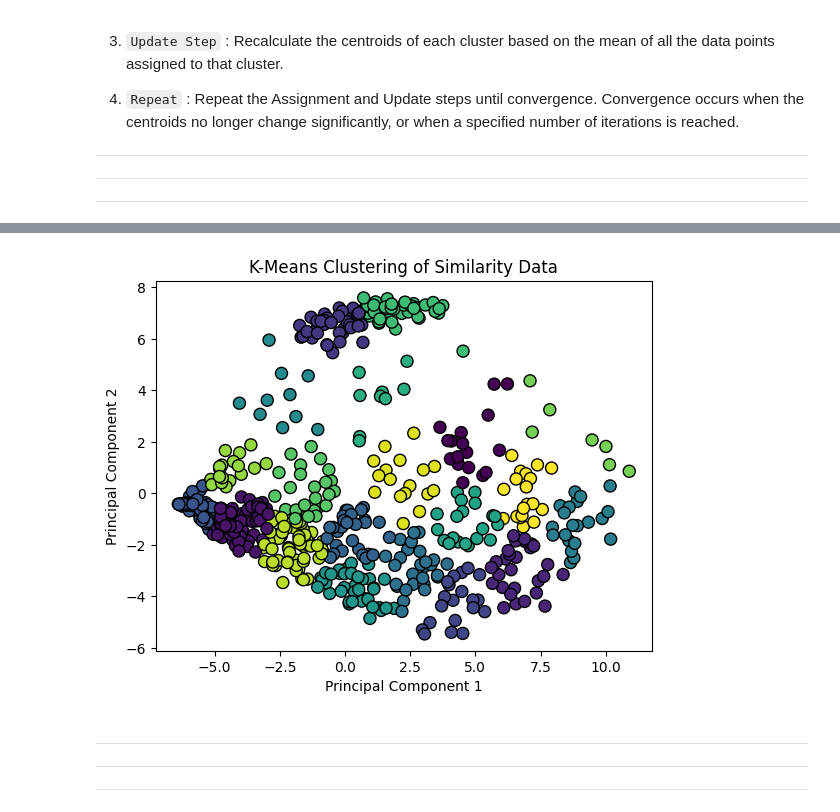
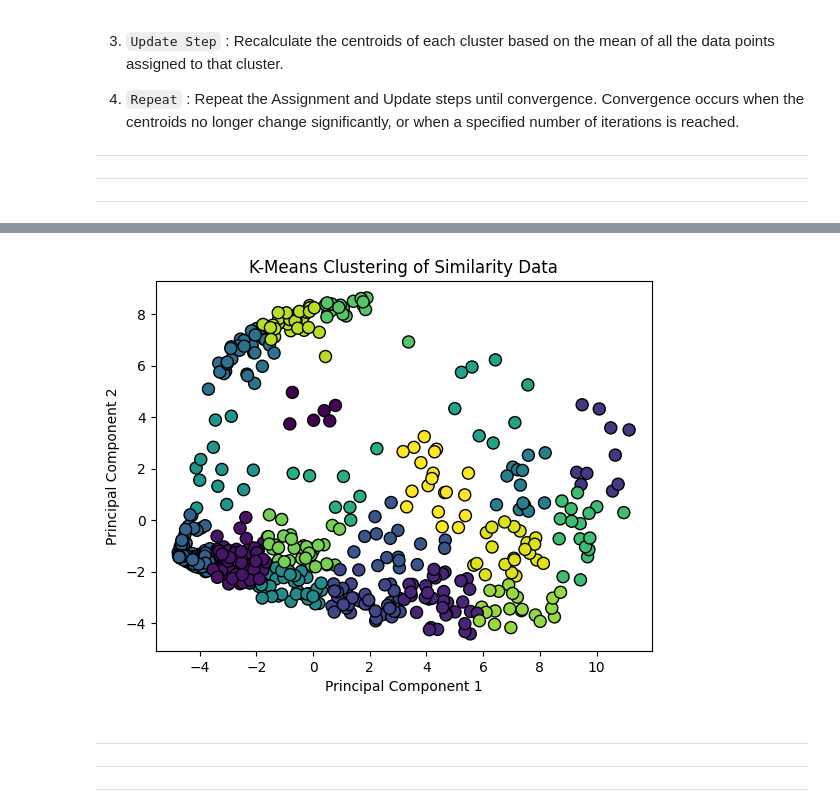
Before and after one commit to mohammed21kamall/Graduation-Project, a Jupyter notebook: Model AI/Collabirative Filtering/K_Means Clusering & KNN.ipynb, the cells around one changed output, grey strips where cells are left out. Cells and saved outputs as stored; diff of their text form; code cells hidden in the pictures.

```diff
--- a/Model AI/Collabirative Filtering/K_Means Clusering & KNN.ipynb
+++ b/Model AI/Collabirative Filtering/K_Means Clusering & KNN.ipynb
@@ -52,3 +53,6 @@ transformed_similarity.head()
 | 4 | 0.516196 | 0.000000 | 0.000000 | 1.000000 | 0.315915 | 0.255649 | 0.260805 | 0.116419 | 0.000039 | 0.033166 | ... | ... |
 | 5 | 0.265839 | 0.000179 | 0.000020 | 0.315915 | 1.000000 | 1.000000 | 0.174704 | 1.000000 | 0.000000 | 0.002595 | ... | ... |
 5 rows × 610 columns
+# %%
+transformed_similarity2 = transformed_similarity.applymap(lambda x: x if x >= 0.4 else float(0.0))
+transformed_similarity2.head()
@@ -94,35 +106,35 @@ def kmeans_clustering_visualization(similarity_matrix, num_clusters, num_trials)
     # Use PCA to reduce dimensions
     pca = PCA(n_components=2)
     reduced_data = pca.fit_transform(similarity_matrix)
 
     for i in range(num_trials):
         # Using K-Means with different random initializations
         kmeans = KMeans(n_clusters=num_clusters, random_state=i)
         clusters = kmeans.fit_predict(reduced_data)
 
         # Calculate Silhouette Score for the current trial
         silhouette_avg = silhouette_score(reduced_data, clusters)
         silhouette_scores.append(silhouette_avg)
 
     # Choose the trial with the highest Silhouette Score
     best_trial_index = silhouette_scores.index(max(silhouette_scores))
     best_clusters = KMeans(n_clusters=num_clusters, random_state=best_trial_index).fit_predict(reduced_data)
 
     return reduced_data, best_clusters
 
 def plot_clusters(reduced_data, clusters, cluster_spacing=0.1):
     plt.scatter(reduced_data[:, 0], reduced_data[:, 1], c=clusters, cmap='viridis', edgecolors='k', s=75)
     plt.title('K-Means Clustering of Similarity Data')
     plt.xlabel('Principal Component 1')
     plt.ylabel('Principal Component 2')
     plt.show()
 
 # Example Usage:
 # Assuming 'transformed_similarity' is your similarity matrix
-reduced_data, clusters_ = kmeans_clustering_visualization(transformed_similarity, num_clusters=20, num_trials=2000)
+reduced_data, clusters_ = kmeans_clustering_visualization(transformed_similarity2, num_clusters=20, num_trials=2000)
 plot_clusters(reduced_data, clusters_)
 # %% [output]
-[figure, old version]
+[figure, new version]
 # %% [markdown]
 
 
```
Also changed, not shown: parts of 7 cells of this notebook.
